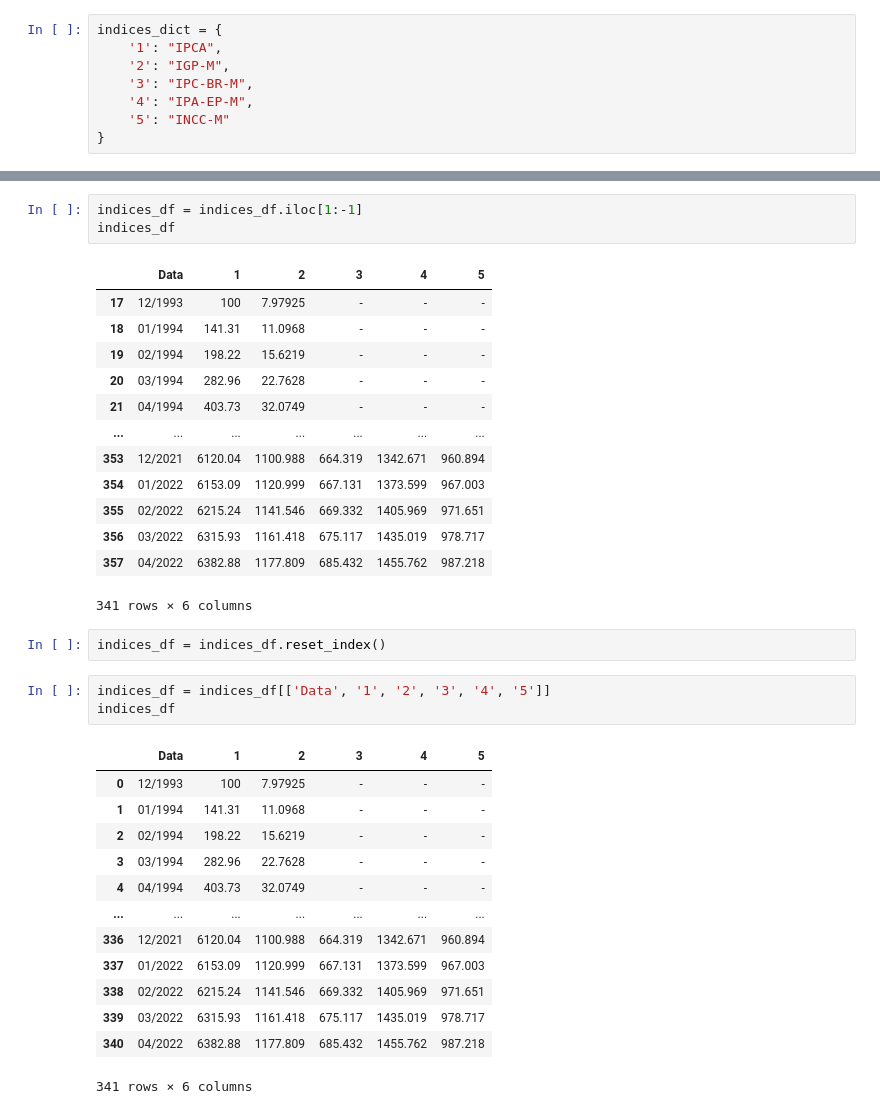
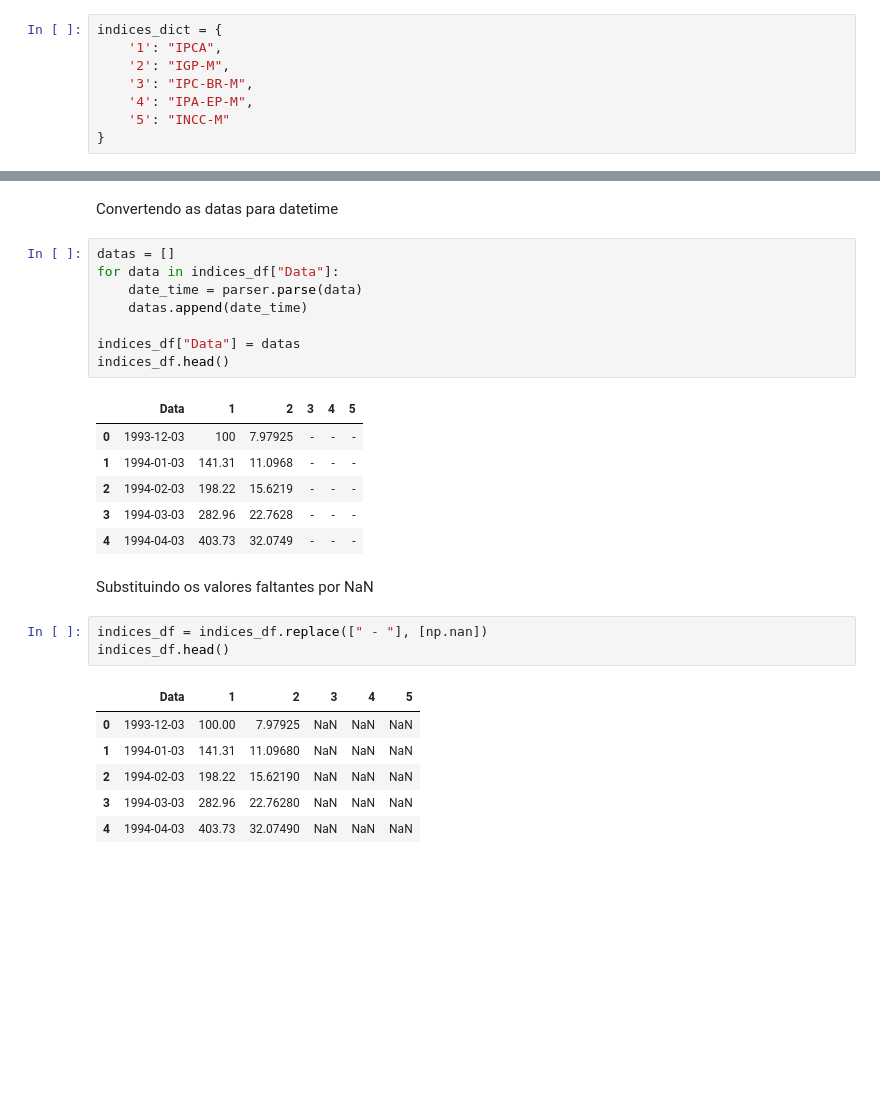
Before and after one commit to Joacy/data-science, a Jupyter notebook: fgv_ibre_ds_practical_challenge/src/analise_dados_inflacao.ipynb, the cells around one changed output, grey strips where cells are left out. Cells and saved outputs as stored; diff of their text form; blank space fills up the shorter version.

```diff
--- a/fgv_ibre_ds_practical_challenge/src/analise_dados_inflacao.ipynb
+++ b/fgv_ibre_ds_practical_challenge/src/analise_dados_inflacao.ipynb
@@ -39,36 +122,29 @@ indices_df.columns = columns
+# %% [markdown]
+Convertendo as datas para datetime
+# %%
+datas = []
+for data in indices_df["Data"]:
+    date_time = parser.parse(data)
+    datas.append(date_time)
+
+indices_df["Data"] = datas
+indices_df.head()
+# %% [output]
+|  | Data | 1 | 2 | 3 | 4 | 5 |
+| 0 | 1993-12-03 | 100 | 7.97925 | - | - | - |
+| 1 | 1994-01-03 | 141.31 | 11.0968 | - | - | - |
+| 2 | 1994-02-03 | 198.22 | 15.6219 | - | - | - |
+| 3 | 1994-03-03 | 282.96 | 22.7628 | - | - | - |
+| 4 | 1994-04-03 | 403.73 | 32.0749 | - | - | - |
+# %% [markdown]
+Substituindo os valores faltantes por NaN
 # %%
-indices_df = indices_df.iloc[1:-1]
-indices_df
+indices_df = indices_df.replace([" - "], [np.nan])
+indices_df.head()
 # %% [output]
 |  | Data | 1 | 2 | 3 | 4 | 5 |
-| 17 | 12/1993 | 100 | 7.97925 | - | - | - |
-| 18 | 01/1994 | 141.31 | 11.0968 | - | - | - |
-| 19 | 02/1994 | 198.22 | 15.6219 | - | - | - |
-| 20 | 03/1994 | 282.96 | 22.7628 | - | - | - |
-| 21 | 04/1994 | 403.73 | 32.0749 | - | - | - |
-| ... | ... | ... | ... | ... | ... | ... |
-| 353 | 12/2021 | 6120.04 | 1100.988 | 664.319 | 1342.671 | 960.894 |
-| 354 | 01/2022 | 6153.09 | 1120.999 | 667.131 | 1373.599 | 967.003 |
-| 355 | 02/2022 | 6215.24 | 1141.546 | 669.332 | 1405.969 | 971.651 |
-| 356 | 03/2022 | 6315.93 | 1161.418 | 675.117 | 1435.019 | 978.717 |
-| 357 | 04/2022 | 6382.88 | 1177.809 | 685.432 | 1455.762 | 987.218 |
+| 0 | 1993-12-03 | 100.00 | 7.97925 | NaN | NaN | NaN |
+| 1 | 1994-01-03 | 141.31 | 11.09680 | NaN | NaN | NaN |
+| 2 | 1994-02-03 | 198.22 | 15.62190 | NaN | NaN | NaN |
+| 3 | 1994-03-03 | 282.96 | 22.76280 | NaN | NaN | NaN |
+| 4 | 1994-04-03 | 403.73 | 32.07490 | NaN | NaN | NaN |
-341 rows × 6 columns
-# %%
-indices_df = indices_df.reset_index()
-# %%
-indices_df = indices_df[['Data', '1', '2', '3', '4', '5']]
-indices_df
-# %% [output]
-|  | Data | 1 | 2 | 3 | 4 | 5 |
-| 0 | 12/1993 | 100 | 7.97925 | - | - | - |
-| 1 | 01/1994 | 141.31 | 11.0968 | - | - | - |
-| 2 | 02/1994 | 198.22 | 15.6219 | - | - | - |
-| 3 | 03/1994 | 282.96 | 22.7628 | - | - | - |
-| 4 | 04/1994 | 403.73 | 32.0749 | - | - | - |
-| ... | ... | ... | ... | ... | ... | ... |
-| 336 | 12/2021 | 6120.04 | 1100.988 | 664.319 | 1342.671 | 960.894 |
-| 337 | 01/2022 | 6153.09 | 1120.999 | 667.131 | 1373.599 | 967.003 |
-| 338 | 02/2022 | 6215.24 | 1141.546 | 669.332 | 1405.969 | 971.651 |
-| 339 | 03/2022 | 6315.93 | 1161.418 | 675.117 | 1435.019 | 978.717 |
-| 340 | 04/2022 | 6382.88 | 1177.809 | 685.432 | 1455.762 | 987.218 |
-341 rows × 6 columns
```
Also changed, not shown: parts of 68 cells of this notebook.
